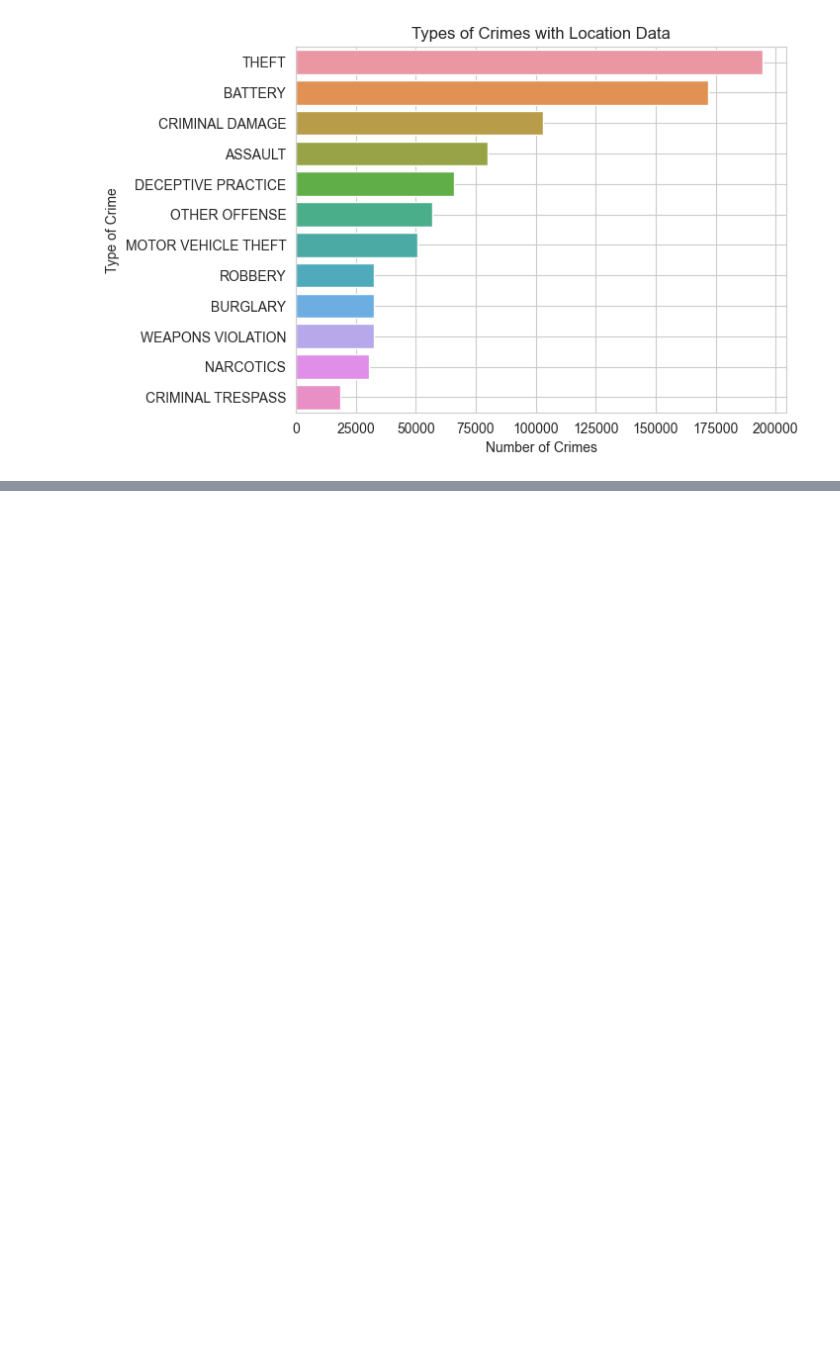
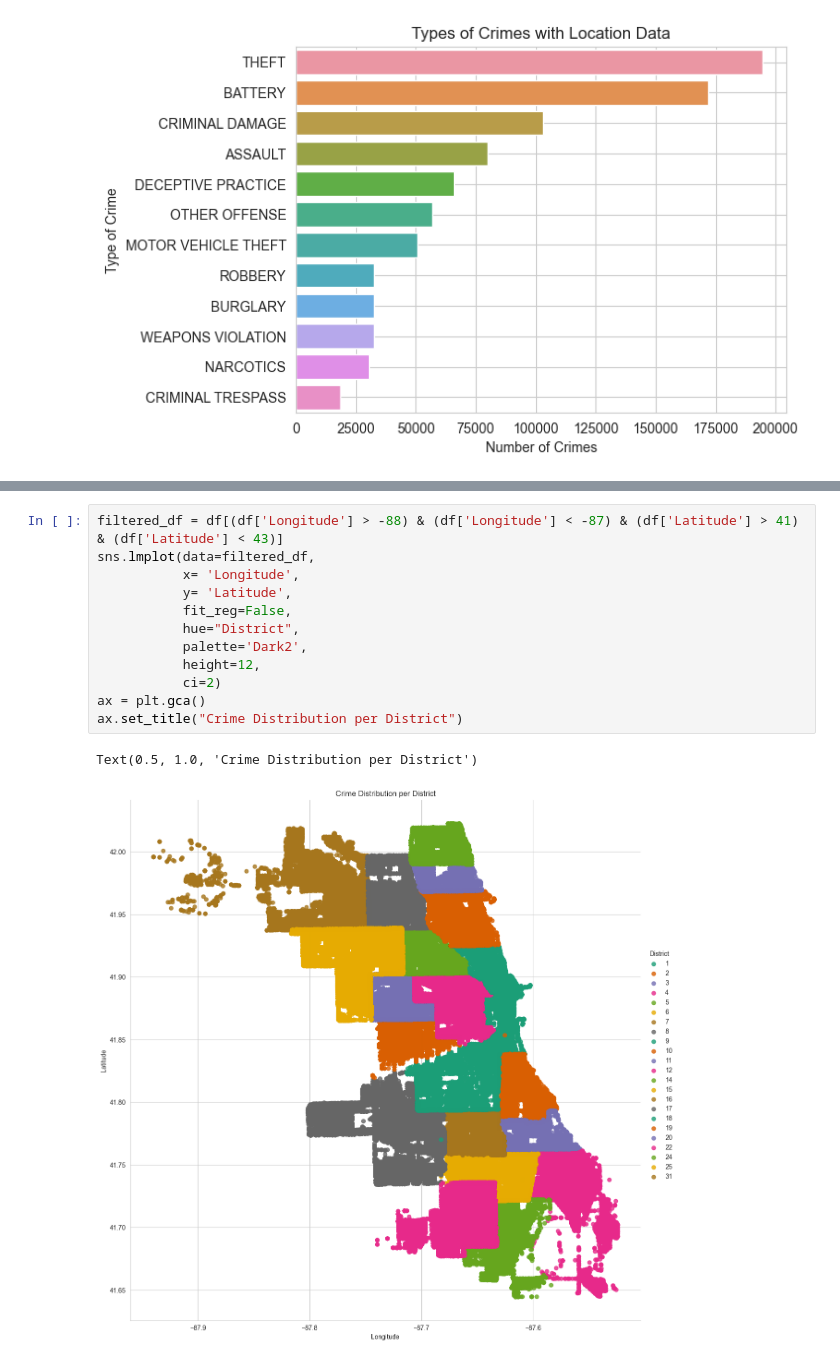
Before and after one commit to kfukutom/urban-informatics, a Jupyter notebook: src/crime_analysis.ipynb, the cells around one changed output, grey strips where cells are left out. Drawn from its saved outputs; the diff is of its cells as text; blank space fills up the shorter version.

```diff
--- a/src/crime_analysis.ipynb
+++ b/src/crime_analysis.ipynb
@@ -149,0 +181,15 @@ plt.ylabel("Type of Crime")
+# %%
+filtered_df = df[(df['Longitude'] > -88) & (df['Longitude'] < -87) & (df['Latitude'] > 41) & (df['Latitude'] < 43)]
+sns.lmplot(data=filtered_df,
+           x= 'Longitude',
+           y= 'Latitude',
+           fit_reg=False,
+           hue="District",
+           palette='Dark2',
+           height=12,
+           ci=2)
+ax = plt.gca()
+ax.set_title("Crime Distribution per District")
+# %% [output]
+Text(0.5, 1.0, 'Crime Distribution per District')
+[figure, added]
```
Also changed, not shown: parts of 19 cells of this notebook.
